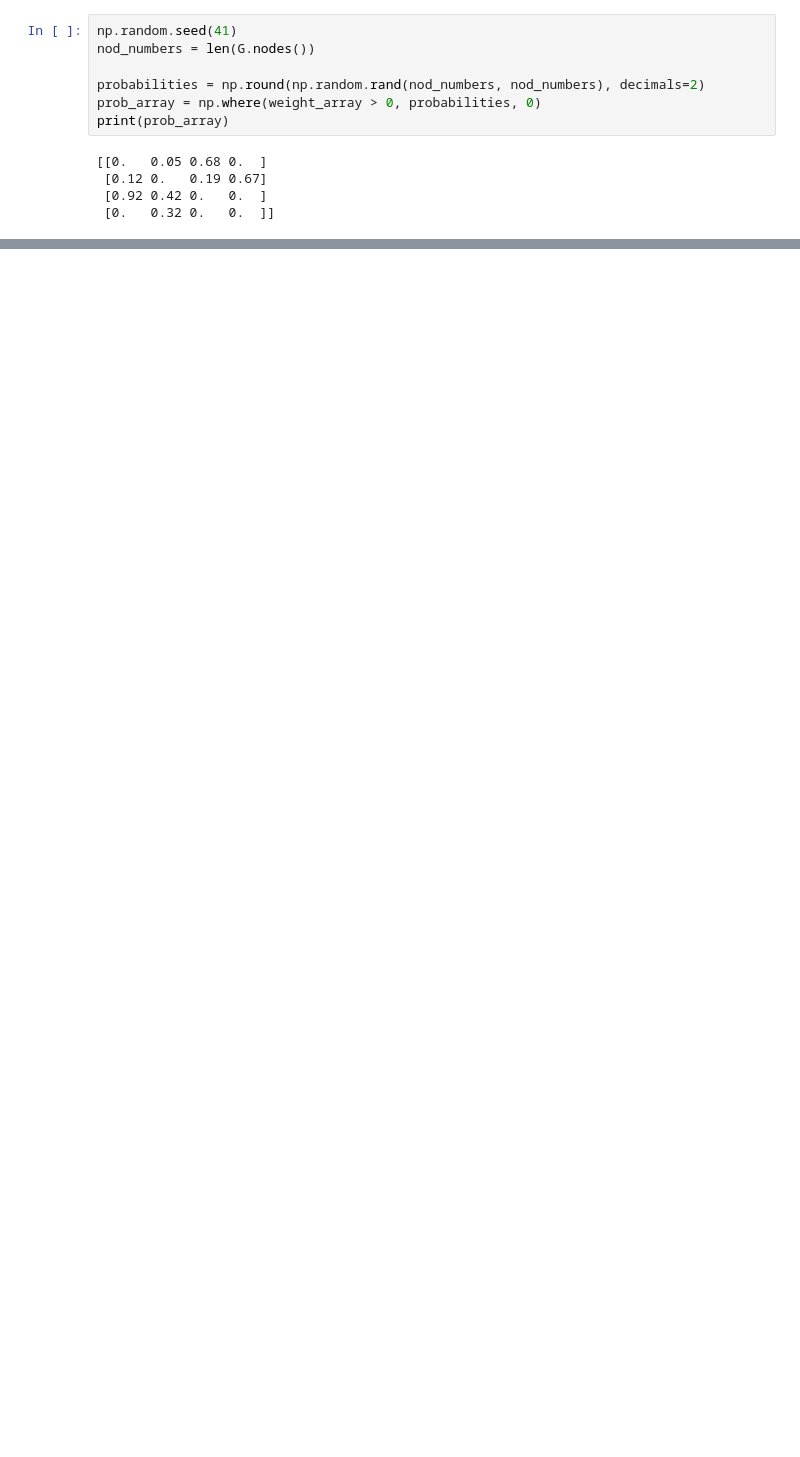
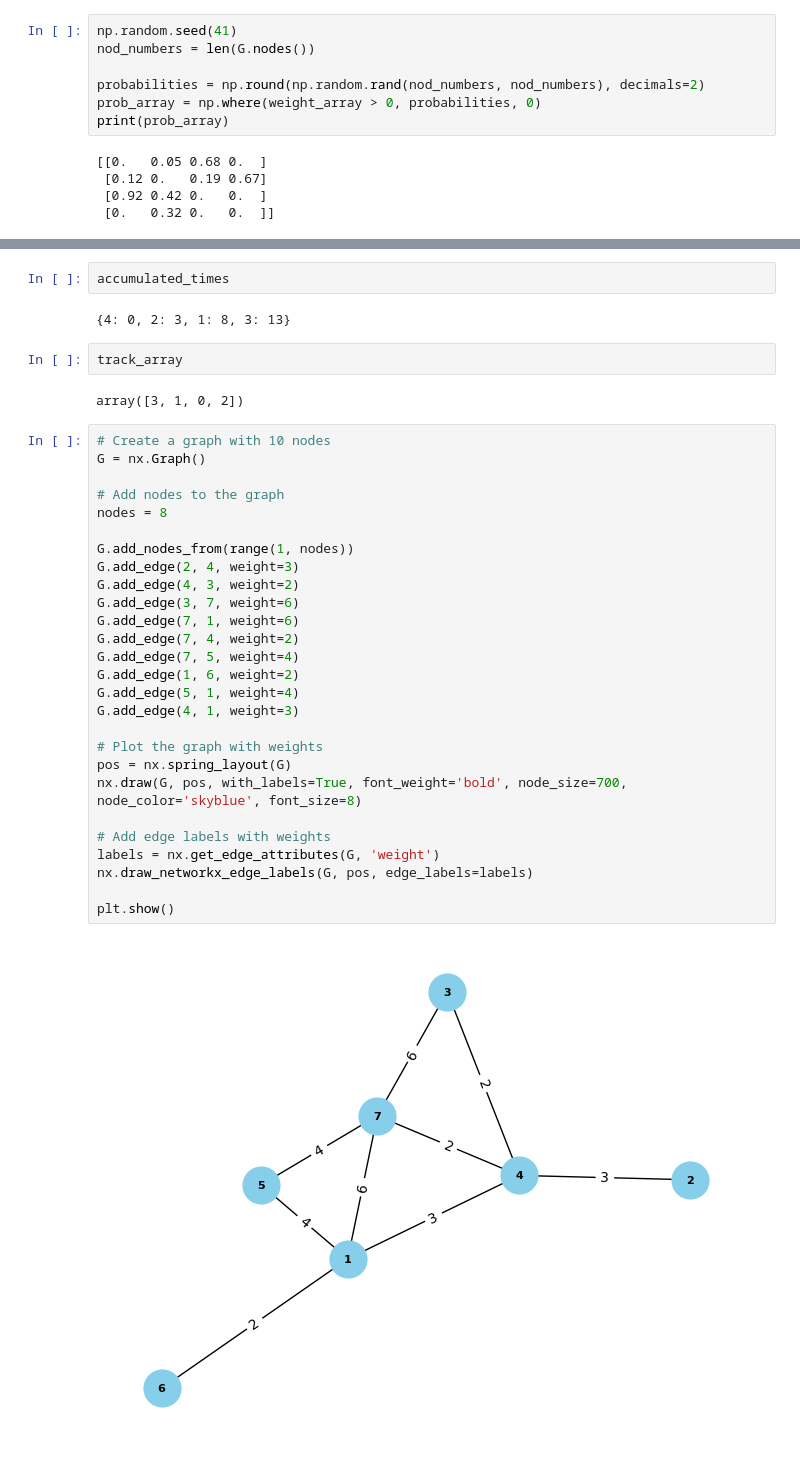
Before and after one commit to eliecerecology/ComplexNetworksPandemia, a Jupyter notebook: playMatrix.ipynb, the cells around one changed output, grey strips where cells are left out. Saved outputs shown, nothing was run; the diff lists cells and outputs as text; blank space fills up the shorter version.

```diff
--- a/playMatrix.ipynb
+++ b/playMatrix.ipynb
@@ -404,0 +247,37 @@ Updated array: [1 2 3 9]
+# %%
+accumulated_times
+# %% [output]
+{4: 0, 2: 3, 1: 8, 3: 13}
+# %%
+track_array
+# %% [output]
+array([3, 1, 0, 2])
+# %%
+# Create a graph with 10 nodes
+G = nx.Graph()
+
+# Add nodes to the graph
+nodes = 8
+
+G.add_nodes_from(range(1, nodes))
+G.add_edge(2, 4, weight=3)
+G.add_edge(4, 3, weight=2)
+G.add_edge(3, 7, weight=6)
+G.add_edge(7, 1, weight=6)
+G.add_edge(7, 4, weight=2)
+G.add_edge(7, 5, weight=4)
+G.add_edge(1, 6, weight=2)
+G.add_edge(5, 1, weight=4)
+G.add_edge(4, 1, weight=3)
+
+# Plot the graph with weights
+pos = nx.spring_layout(G)
+nx.draw(G, pos, with_labels=True, font_weight='bold', node_size=700, node_color='skyblue', font_size=8)
+
+# Add edge labels with weights
+labels = nx.get_edge_attributes(G, 'weight')
+nx.draw_networkx_edge_labels(G, pos, edge_labels=labels)
+
+plt.show()
+# %% [output]
+[figure, added]
```
Also changed, not shown: parts of 41 cells of this notebook, 1 other file.
